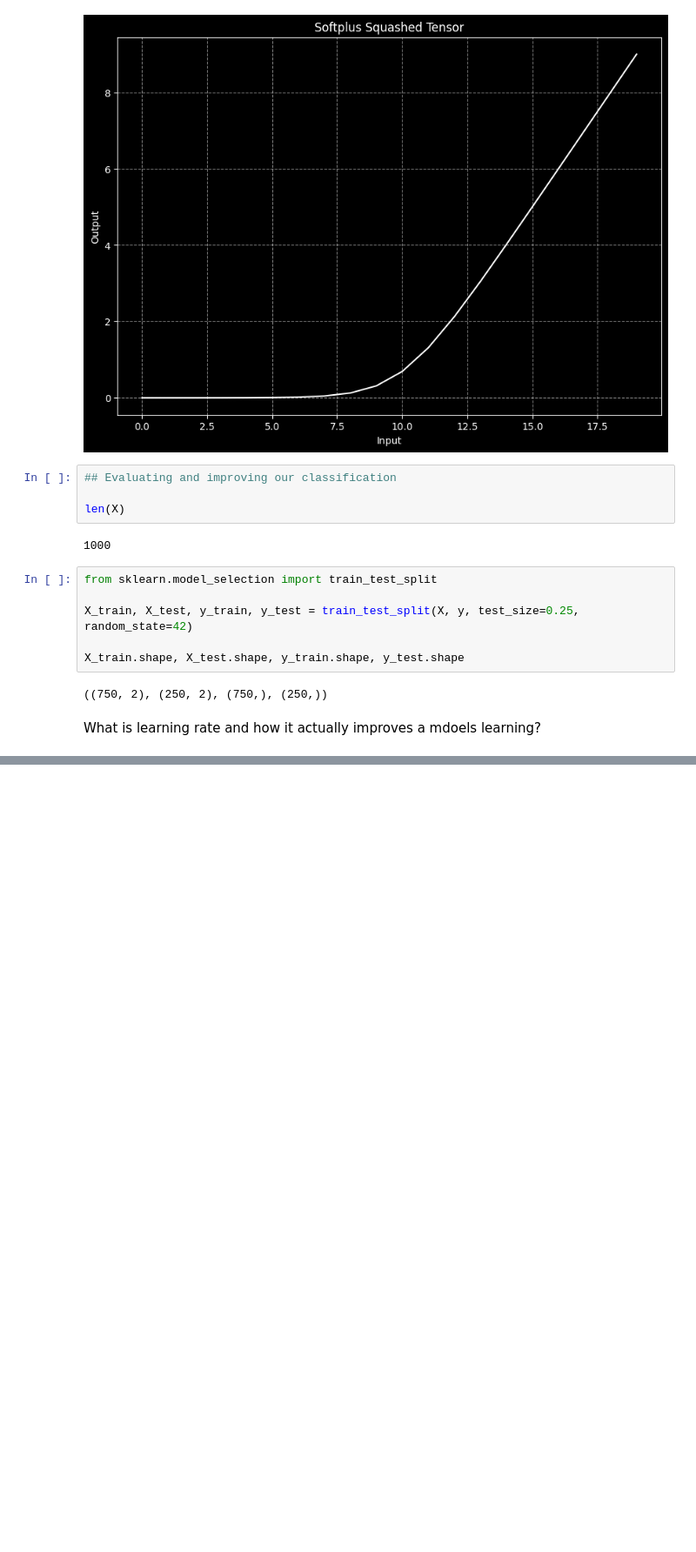
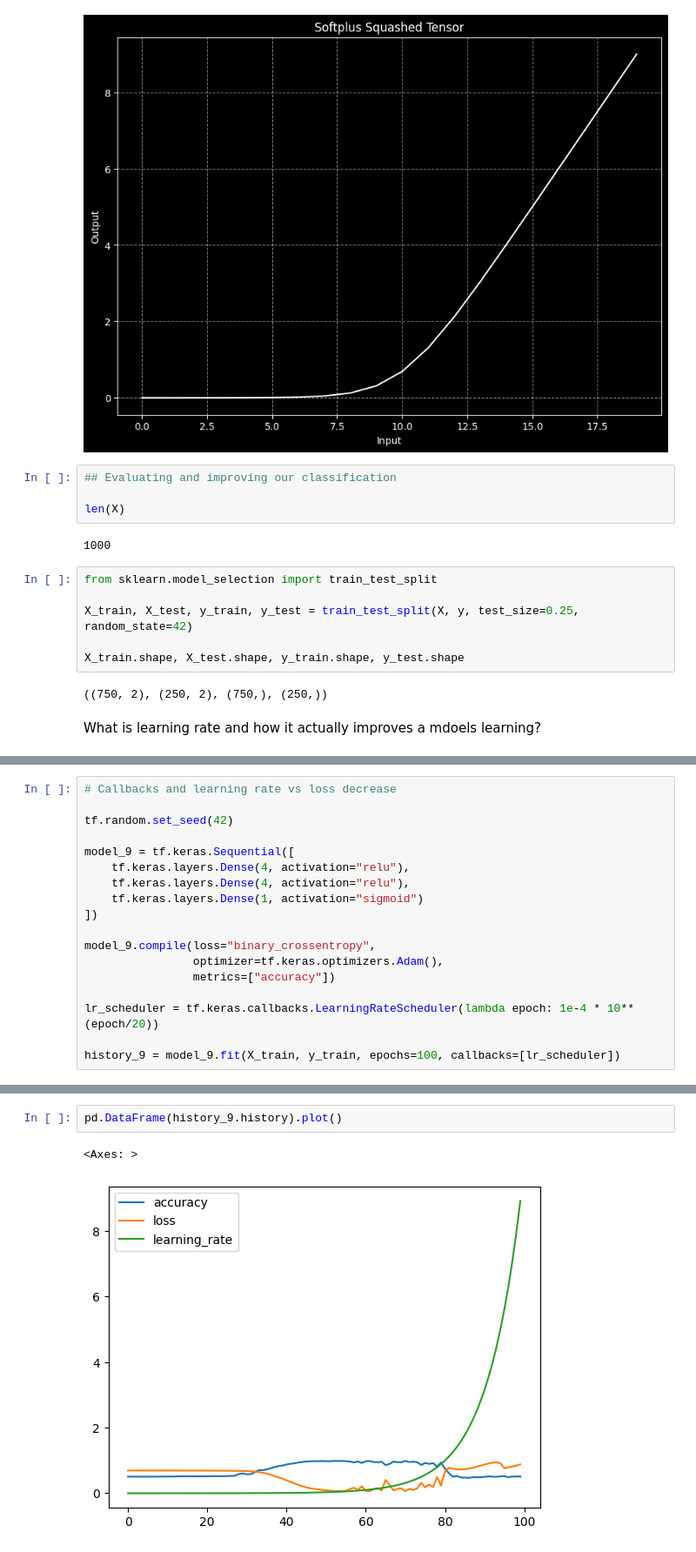
Before and after one commit to Sayantan615/Practice-Code, a Jupyter notebook: Tensorflow Labs/tensorflow_classification.ipynb, the cells around one changed output, grey strips where cells are left out. Shown at 87% size. Saved outputs shown, nothing was run; the diff lists cells and outputs as text; blank space fills up the shorter version.

```diff
--- a/Tensorflow Labs/tensorflow_classification.ipynb
+++ b/Tensorflow Labs/tensorflow_classification.ipynb
@@ -466,0 +472,18 @@ plot_decision_boundary(final_model, X_test, y_test)
+# %%
+# Callbacks and learning rate vs loss decrease
+
+tf.random.set_seed(42)
+
+model_9 = tf.keras.Sequential([
+    tf.keras.layers.Dense(4, activation="relu"),
+    tf.keras.layers.Dense(4, activation="relu"),
+    tf.keras.layers.Dense(1, activation="sigmoid")
+])
+
+model_9.compile(loss="binary_crossentropy",
+                optimizer=tf.keras.optimizers.Adam(),
+                metrics=["accuracy"])
+
+lr_scheduler = tf.keras.callbacks.LearningRateScheduler(lambda epoch: 1e-4 * 10**(epoch/20))
+
+history_9 = model_9.fit(X_train, y_train, epochs=100, callbacks=[lr_scheduler])
@@ -466,0 +508,5 @@ plot_decision_boundary(final_model, X_test, y_test)
+# %%
+pd.DataFrame(history_9.history).plot()
+# %% [output]
+<Axes: >
+[figure, added]
```
Also changed, not shown: parts of 20 cells of this notebook.
